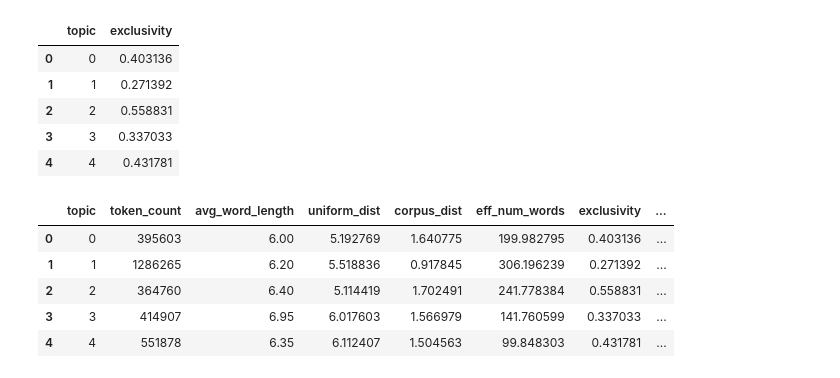
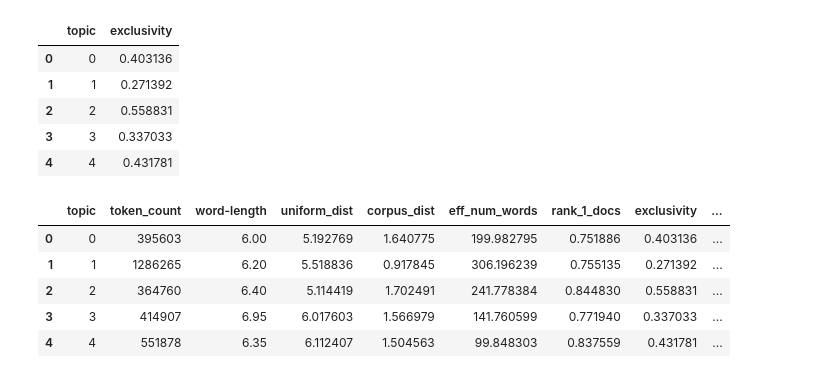
Before and after one commit to dkoban/lda_evaluation, a Jupyter notebook: model_evaluation.ipynb, the cells around one changed output. Drawn from its saved outputs; the diff is of its cells as text; code cells hidden in the pictures.

```diff
--- a/model_evaluation.ipynb
+++ b/model_evaluation.ipynb
@@ -294,7 +238,7 @@ $W$ = set of words describing the topic
 # %%
 top_terms_doc_freq = []
 for i in range(0, num_topics):
-    top_terms_doc_freq.append(top_n_terms(k = i, n = 20))
+    top_terms_doc_freq.append(top_n_terms(k = i, n = num_top_terms))
 
 top_terms_doc_freq = pd.concat(top_terms_doc_freq)
 top_terms_doc_freq.reset_index(drop = True, inplace = True)
@@ -373,7 +332,7 @@ def calc_KL_diverg_unif(TopicTermFreq, k):
     return KL_diverg_topic
 
 unif_dist = []
-for k in range(0, 50):
+for k in range(0, num_topics):
     unif_dist.append([k, calc_KL_diverg_unif(TopicTermFreq, k = k)])
 unif_dist = pd.DataFrame(unif_dist, columns = ['topic', 'uniform_dist'])
 unif_dist.head()
@@ -453,0 +411,16 @@ Some topics are specific, while others aren't really "topics" but language that
+# %%
+def calc_rank_1_docs(docs2topic, k):
+    rank_1_perc = 0
+    try:
+        rank_1_docs = docs2topic[(docs2topic['topic'] == k) & (docs2topic['rank'] == 1)]['doc_id'].unique().tolist()
+        docs_with_topic_k = docs2topic[docs2topic['topic'] == k]['doc_id'].unique().tolist()
+        rank_1_perc = len(rank_1_docs)/len(docs_with_topic_k)
+    except:
+        pass
+    return rank_1_perc
+
+rank1_perc = []
+for k in range(0, num_topics):
+    rank1_perc.append([k, calc_rank_1_docs(docs2topic, k)])
+rank1_perc = pd.DataFrame(rank1_perc, columns = ['topic', 'rank_1_docs'])
+rank1_perc.head()
@@ -467,8 +463,8 @@ This metric measures the extent to which the top words for this topic are do not
 import numpy as np
 from numpy import mean
 
-def calc_topic_exclusivity(TopicTermFreq, k, num_top_terms):
-    top_terms = top_n_terms(k = k, n = num_top_terms)['term'].tolist()
+def calc_topic_exclusivity(TopicTermFreq, k, n):
+    top_terms = top_n_terms(k = k, n = n)['term'].tolist()
     topic_exclusivity = []
     for term in top_terms:
         # calc probability of term in topic k
@@ -493,7 +489,7 @@ def calc_topic_exclusivity(TopicTermFreq, k, num_top_terms):
 
 topic_exclusivity = []
 for k in range(0, num_topics):
-    topic_exclusivity.append([k, calc_topic_exclusivity(TopicTermFreq, k, num_top_terms = 20)])
+    topic_exclusivity.append([k, calc_topic_exclusivity(TopicTermFreq, k, n = num_top_terms)])
 topic_exclusivity = pd.DataFrame(topic_exclusivity, columns = ['topic', 'exclusivity'])
 topic_exclusivity.head()
 # %% [output]
@@ -506,20 +502,22 @@ topic_exclusivity.head()
 # %%
 eval_summary = topic_tbl.merge(corpus_dist, how = 'left', on = 'topic')
 eval_summary = eval_summary.merge(unif_dist, how = 'left', on = 'topic')
 eval_summary = eval_summary.merge(tokens_by_topic, how = 'left', on = 'topic')
-eval_summary = eval_summary.merge(AvgWordLenByTopic, how = 'left', on = 'topic')
+eval_summary = eval_summary.merge(word_len_by_topic, how = 'left', on = 'topic')
 eval_summary = eval_summary.merge(effective_words, how = 'left', on = 'topic')
 eval_summary = eval_summary.merge(topic_exclusivity, how = 'left', on = 'topic')
+eval_summary = eval_summary.merge(rank1_perc, how = 'left', on = 'topic')
 eval_summary = eval_summary.sort_values('topic')
 eval_summary.reset_index(drop = True, inplace = True)
-cols = ['topic', 'token_count', 'avg_word_length', 'uniform_dist', 'corpus_dist',
-        'eff_num_words', 'exclusivity', 'top_n_terms']
+cols = ['topic', 'token_count', 'word-length', 'uniform_dist', 'corpus_dist',
+        'eff_num_words', 'rank_1_docs', 'exclusivity', 'top_n_terms']
 eval_summary = eval_summary[cols]
+#eval_summary.to_csv('/Users/dankoban/Documents/EM6575/mallet_command_line/ct_topic_diagnostics_koban.csv', index=False)
 eval_summary.head()
 # %% [output]
-|  | topic | token_count | avg_word_length | uniform_dist | corpus_dist | eff_num_words | exclusivity | ... |
-| 0 | 0 | 395603 | 6.00 | 5.192769 | 1.640775 | 199.982795 | 0.403136 | ... |
-| 1 | 1 | 1286265 | 6.20 | 5.518836 | 0.917845 | 306.196239 | 0.271392 | ... |
-| 2 | 2 | 364760 | 6.40 | 5.114419 | 1.702491 | 241.778384 | 0.558831 | ... |
-| 3 | 3 | 414907 | 6.95 | 6.017603 | 1.566979 | 141.760599 | 0.337033 | ... |
-| 4 | 4 | 551878 | 6.35 | 6.112407 | 1.504563 | 99.848303 | 0.431781 | ... |
+|  | topic | token_count | word-length | uniform_dist | corpus_dist | eff_num_words | rank_1_docs | exclusivity | ... |
+| 0 | 0 | 395603 | 6.00 | 5.192769 | 1.640775 | 199.982795 | 0.751886 | 0.403136 | ... |
+| 1 | 1 | 1286265 | 6.20 | 5.518836 | 0.917845 | 306.196239 | 0.755135 | 0.271392 | ... |
+| 2 | 2 | 364760 | 6.40 | 5.114419 | 1.702491 | 241.778384 | 0.844830 | 0.558831 | ... |
+| 3 | 3 | 414907 | 6.95 | 6.017603 | 1.566979 | 141.760599 | 0.771940 | 0.337033 | ... |
+| 4 | 4 | 551878 | 6.35 | 6.112407 | 1.504563 | 99.848303 | 0.837559 | 0.431781 | ... |
```
Also changed, not shown: parts of 22 cells of this notebook.
